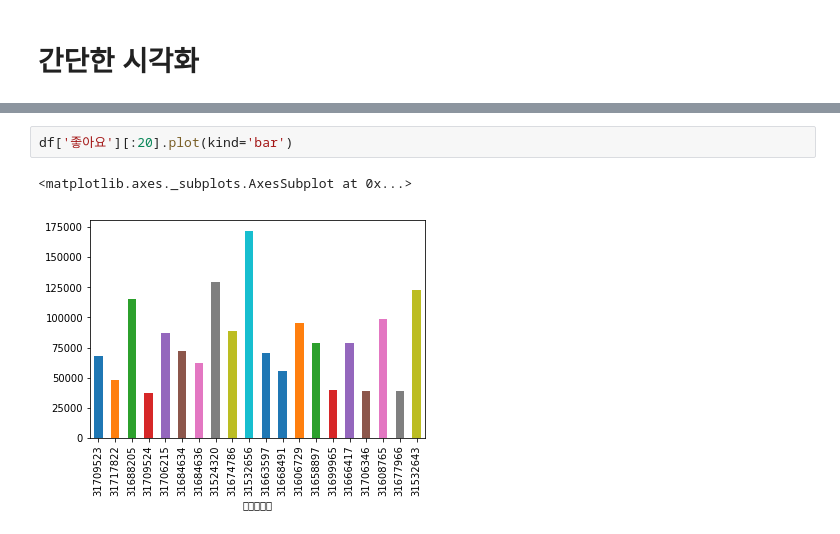
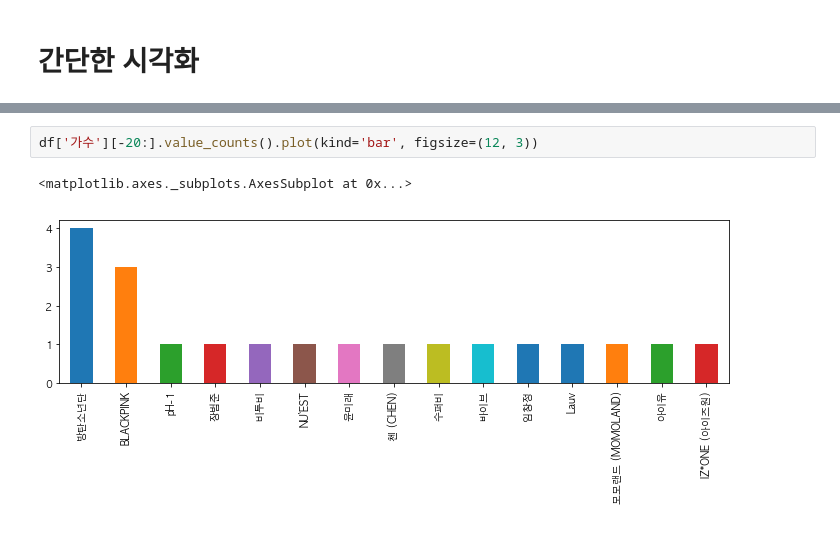
Before and after one commit to CodingSta/demo-ls-201904-pandas, a Jupyter notebook: Pandas 02.ipynb, the cells around one changed output, grey strips where cells are left out. Saved outputs shown, nothing was run; the diff lists cells and outputs as text.

```diff
--- a/Pandas 02.ipynb
+++ b/Pandas 02.ipynb
@@ -38,5 +61,5 @@ Name: 좋아요, dtype: int64
 # %%
-df['좋아요'][:20].plot(kind='bar')
+df['가수'][-20:].value_counts().plot(kind='bar', figsize=(12, 3))
 # %% [output]
 <matplotlib.axes._subplots.AxesSubplot at 0x...>
-[figure, old version]
+[figure, new version]
```
Also changed, not shown: parts of 9 cells of this notebook.
